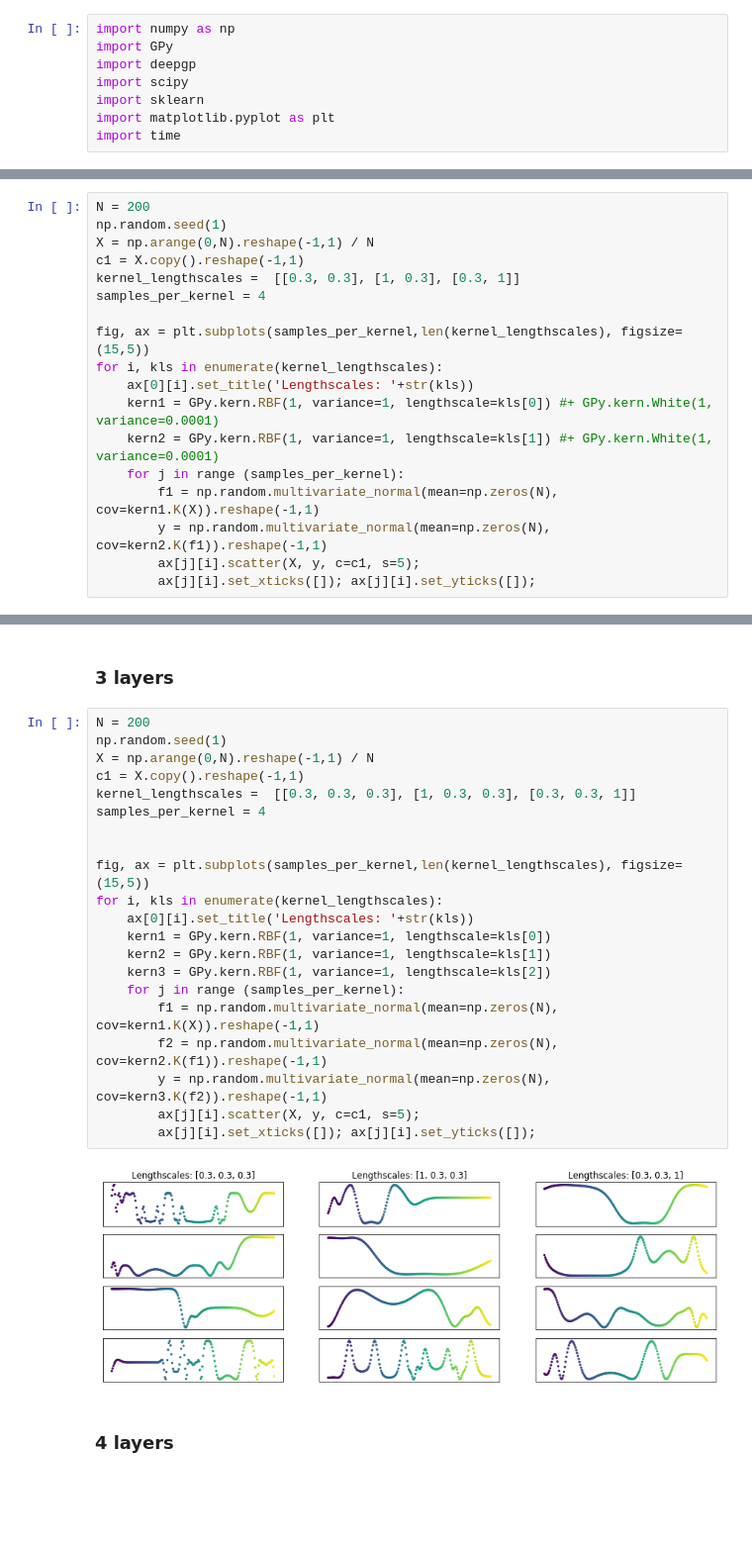
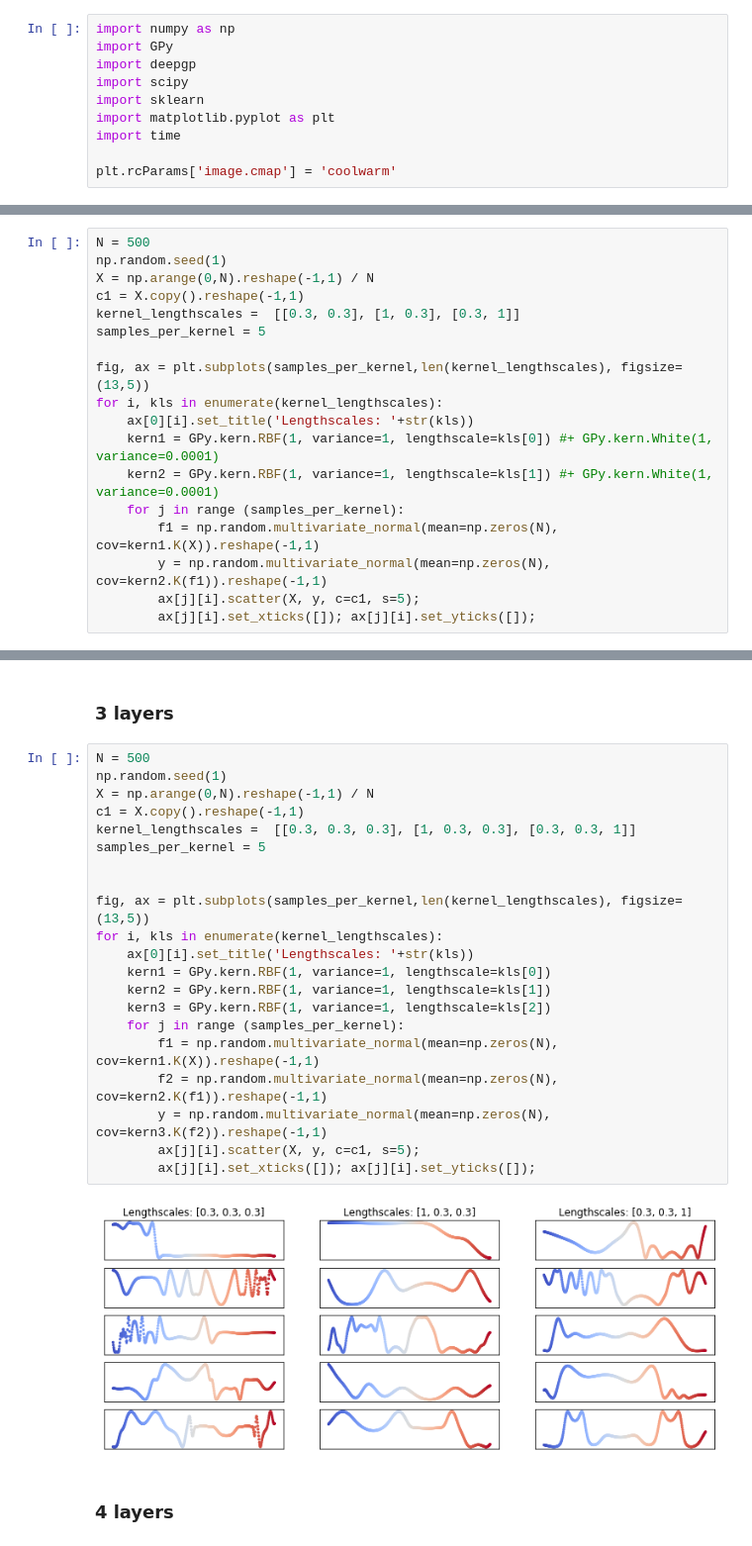
Before and after one commit to vogi23/VM2-Code, a Jupyter notebook: project/08_DeepGP.ipynb, the cells around one changed output, grey strips where cells are left out. Shown at 99% size. Saved outputs shown, nothing was run; the diff lists cells and outputs as text; blank space fills up the shorter version.

```diff
--- a/project/08_DeepGP.ipynb
+++ b/project/08_DeepGP.ipynb
@@ -6,6 +6,8 @@ import scipy
 import sklearn
 import matplotlib.pyplot as plt
 import time
+
+plt.rcParams['image.cmap'] = 'coolwarm'
 # %% [output]
 warning in stationary: failed to import cython module: falling back to numpy
 warning in coregionalize: failed to import cython module: falling back to numpy
@@ -15,14 +17,14 @@ warning in choleskies: failed to import cython module: falling back to numpy
 
 ### 2 layers
 # %%
-N = 200
+N = 500
 np.random.seed(1)
 X = np.arange(0,N).reshape(-1,1) / N
 c1 = X.copy().reshape(-1,1)
 kernel_lengthscales =  [[0.3, 0.3], [1, 0.3], [0.3, 1]]
-samples_per_kernel = 4
+samples_per_kernel = 5
 
-fig, ax = plt.subplots(samples_per_kernel,len(kernel_lengthscales), figsize=(15,5))
+fig, ax = plt.subplots(samples_per_kernel,len(kernel_lengthscales), figsize=(13,5))
 for i, kls in enumerate(kernel_lengthscales):
     ax[0][i].set_title('Lengthscales: '+str(kls))
     kern1 = GPy.kern.RBF(1, variance=1, lengthscale=kls[0]) #+ GPy.kern.White(1, variance=0.0001)
@@ -37,28 +39,28 @@ for i, kls in enumerate(kernel_lengthscales):
 # %% [markdown]
 ### 3 layers
 # %%
-N = 200
+N = 500
 np.random.seed(1)
 X = np.arange(0,N).reshape(-1,1) / N
 c1 = X.copy().reshape(-1,1)
 kernel_lengthscales =  [[0.3, 0.3, 0.3], [1, 0.3, 0.3], [0.3, 0.3, 1]]
-samples_per_kernel = 4
+samples_per_kernel = 5
 
 
-fig, ax = plt.subplots(samples_per_kernel,len(kernel_lengthscales), figsize=(15,5))
+fig, ax = plt.subplots(samples_per_kernel,len(kernel_lengthscales), figsize=(13,5))
 for i, kls in enumerate(kernel_lengthscales):
     ax[0][i].set_title('Lengthscales: '+str(kls))
     kern1 = GPy.kern.RBF(1, variance=1, lengthscale=kls[0])
     kern2 = GPy.kern.RBF(1, variance=1, lengthscale=kls[1])
     kern3 = GPy.kern.RBF(1, variance=1, lengthscale=kls[2])
     for j in range (samples_per_kernel):
         f1 = np.random.multivariate_normal(mean=np.zeros(N), cov=kern1.K(X)).reshape(-1,1)
         f2 = np.random.multivariate_normal(mean=np.zeros(N), cov=kern2.K(f1)).reshape(-1,1)
         y = np.random.multivariate_normal(mean=np.zeros(N), cov=kern3.K(f2)).reshape(-1,1)
         ax[j][i].scatter(X, y, c=c1, s=5);
         ax[j][i].set_xticks([]); ax[j][i].set_yticks([]);
 # %% [output]
-[figure, old version]
+[figure, new version]
 # %% [markdown]
 ### 4 layers
 # %%
```
Also changed, not shown: parts of 15 cells of this notebook, 7 other files.
